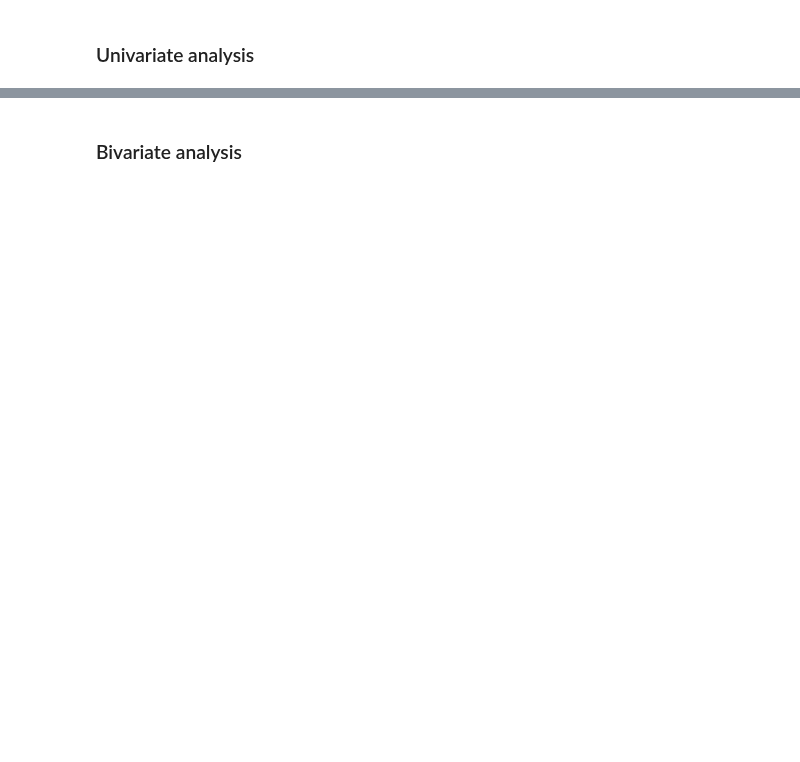
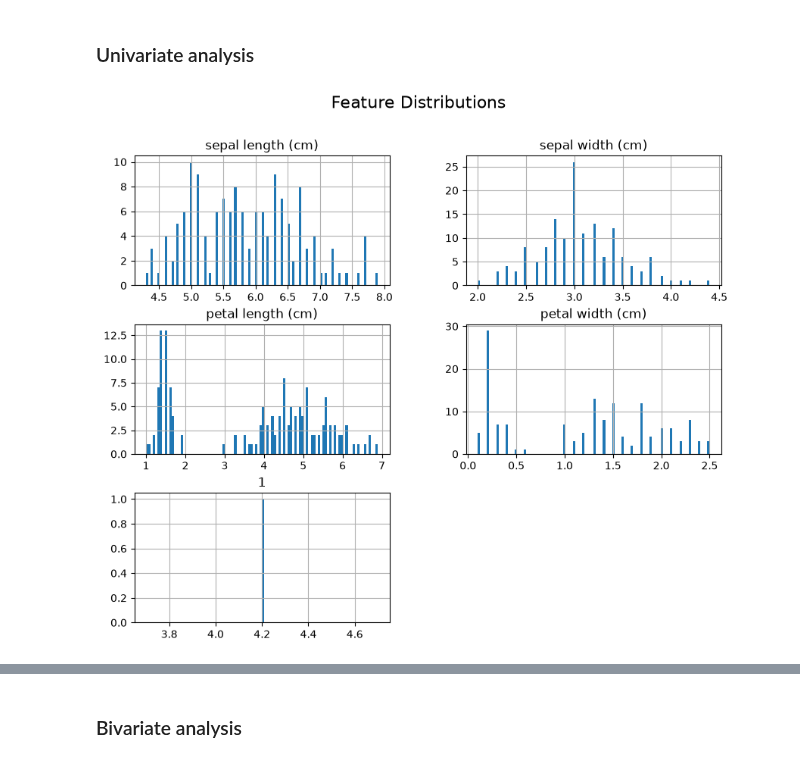
Before and after one commit to shiziyao/ChemicalDataScience103, a Jupyter notebook: lectures/session07/materials/eda_iris_part2.ipynb, the cells around one changed output, grey strips where cells are left out. Cells and saved outputs as stored; diff of their text form; code cells hidden in the pictures; blank space fills up the shorter version.

Commit message:
plots on iris

```diff
--- a/lectures/session07/materials/eda_iris_part2.ipynb
+++ b/lectures/session07/materials/eda_iris_part2.ipynb
@@ -18,9 +25,11 @@ iris.head()
 ### Univariate analysis
 # %%
 # Histograms: Distribution of each numerical feature
-iris.hist(figsize=(10, 8), bins=15)
+iris.hist(figsize=(10, 8), bins=100)
 plt.suptitle('Feature Distributions', fontsize=16)
 plt.show()
+# %% [output]
+[figure, added]
 # %%
 # Boxplots to check for outliers
 plt.figure(figsize=(10, 6))
```
Also changed, not shown: parts of 7 cells of this notebook.
